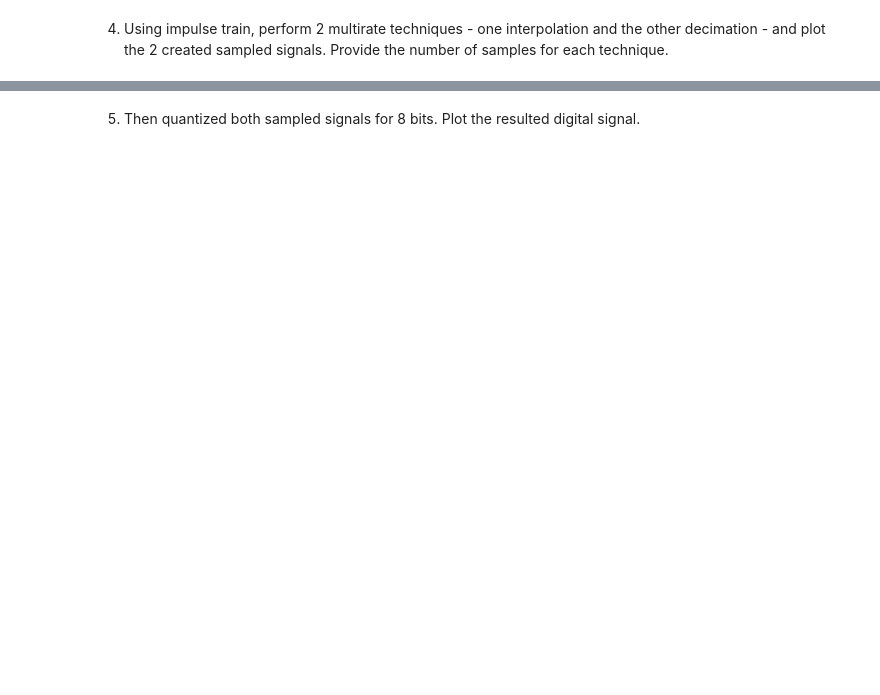
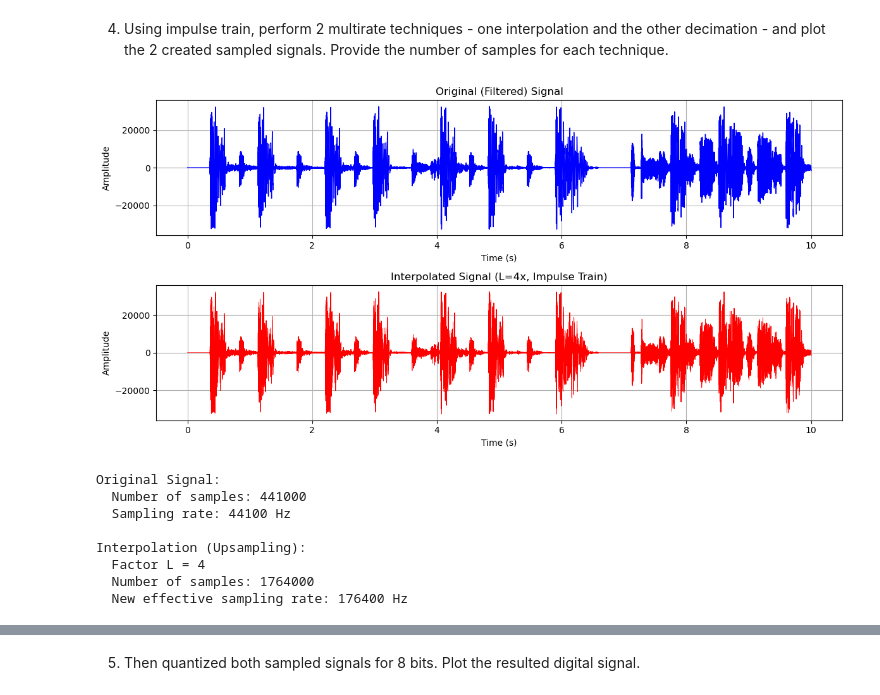
Before and after one commit to leon-pscl/CPE027-pscl, a Jupyter notebook: HOA4/Pascual_HOA4_CPE027_CPE41S2.ipynb, the cells around one changed output, grey strips where cells are left out. Saved outputs shown, nothing was run; the diff lists cells and outputs as text; code cells hidden in the pictures; blank space fills up the shorter version.

```diff
--- a/HOA4/Pascual_HOA4_CPE027_CPE41S2.ipynb
+++ b/HOA4/Pascual_HOA4_CPE027_CPE41S2.ipynb
@@ -125,43 +137,52 @@ print(f"  Normalized Cutoff (Wn): {Wn:.4f}")
 # %%
 # Task 4: Multirate techniques using impulse train
 # Interpolation (upsampling by factor L)
-L = 3  # Interpolation factor
+L = 4  # Interpolation factor
 interpolated_samples = np.zeros(len(filtered_signal) * L)
 interpolated_samples[::L] = filtered_signal  # Insert impulse train
 
 # Decimation (downsampling by factor M)
-M = 4  # Decimation factor
+M = 2  # Decimation factor
 decimated_signal = filtered_signal[::M]  # Take every M-th sample
 
-# Create time axes
+# Create time axes (all in real seconds, so they're directly comparable)
+time_orig = time_10s
 time_interp = np.arange(len(interpolated_samples)) / (fs * L)
 time_decim = np.arange(len(decimated_signal)) / (fs / M)
 
-# Plot interpolated signal
-plt.figure(figsize=(12, 4))
-plt.plot(time_interp, interpolated_samples, 'b-', linewidth=0.5)
-plt.title(f'Interpolated Signal (L={L}x, Impulse Train)')
-plt.xlabel('Time (s)')
-plt.ylabel('Amplitude')
-plt.grid(True)
+# Plot 1: Original and Interpolated
+fig, axes = plt.subplots(2, 1, figsize=(12, 6))
+
+axes[0].plot(time_orig, filtered_signal, 'b-', linewidth=1)
+axes[0].set_title('Original (Filtered) Signal')
+axes[0].set_xlabel('Time (s)')
+axes[0].set_ylabel('Amplitude')
+axes[0].grid(True)
+
+axes[1].plot(time_interp, interpolated_samples, 'r-', linewidth=0.5)
+axes[1].set_title(f'Interpolated Signal (L={L}x, Impulse Train)')
+axes[1].set_xlabel('Time (s)')
+axes[1].set_ylabel('Amplitude')
+axes[1].grid(True)
+
 plt.tight_layout()
 plt.show()
 
-# Plot decimated signal
-plt.figure(figsize=(12, 4))
-plt.plot(time_decim, decimated_signal, 'r-', linewidth=0.5)
-plt.title(f'Decimated Signal (M={M}x, Impulse Train)')
-plt.xlabel('Time (s)')
-plt.ylabel('Amplitude')
-plt.grid(True)
-plt.tight_layout()
-plt.show()
+print(f"Original Signal:")
+print(f"  Number of samples: {len(filtered_signal)}")
+print(f"  Sampling rate: {fs} Hz")
 
-print(f"Interpolation (Upsampling):")
+print(f"\nInterpolation (Upsampling):")
 print(f"  Factor L = {L}")
 print(f"  Number of samples: {len(interpolated_samples)}")
 print(f"  New effective sampling rate: {fs * L} Hz")
-print(f"\nDecimation (Downsampling):")
-print(f"  Factor M = {M}")
-print(f"  Number of samples: {len(decimated_signal)}")
-print(f"  New effective sampling rate: {fs / M} Hz")
+# %% [output]
+[figure, added]
+Original Signal:
+  Number of samples: 441000
+  Sampling rate: 44100 Hz
+
+Interpolation (Upsampling):
+  Factor L = 4
+  Number of samples: 1764000
+  New effective sampling rate: 176400 Hz
```
Also changed, not shown: parts of 16 cells of this notebook.
